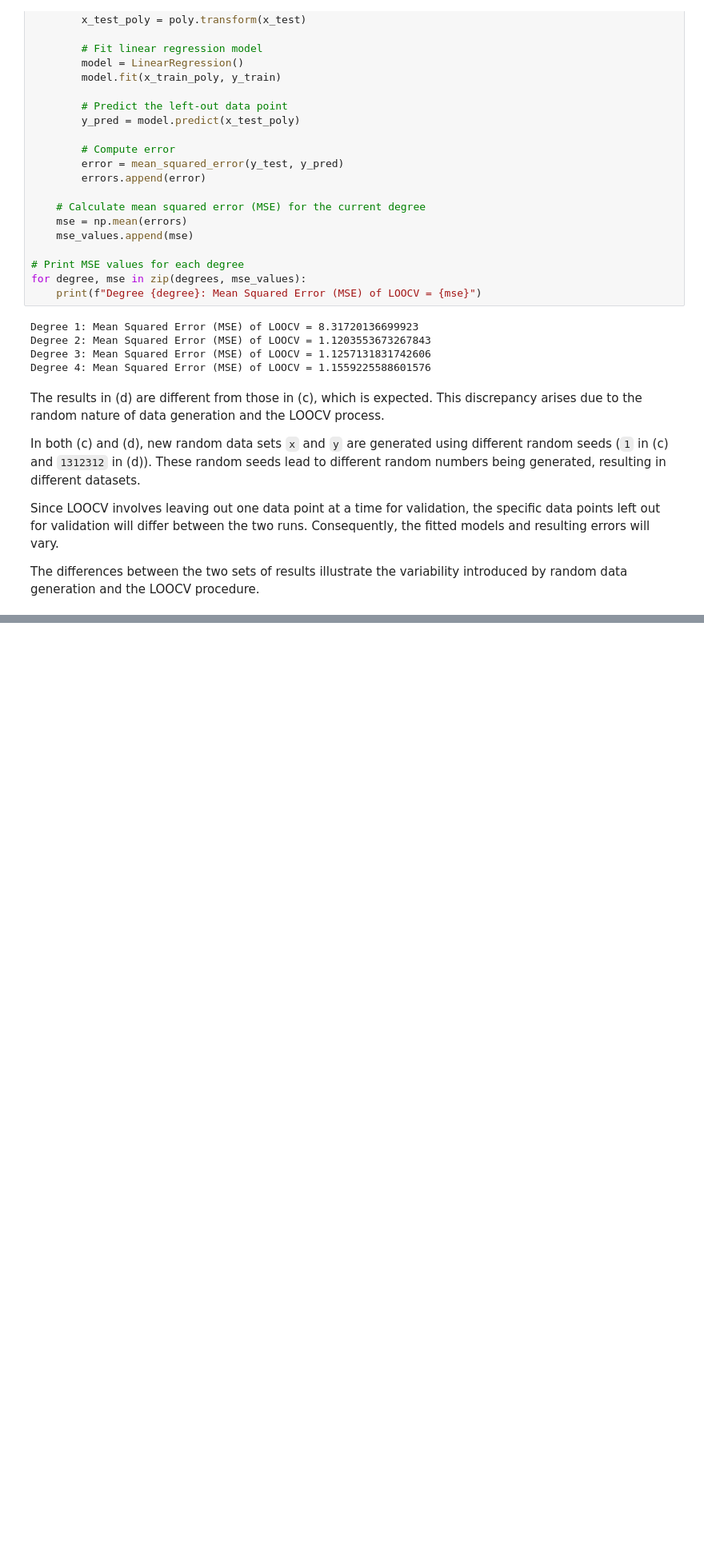
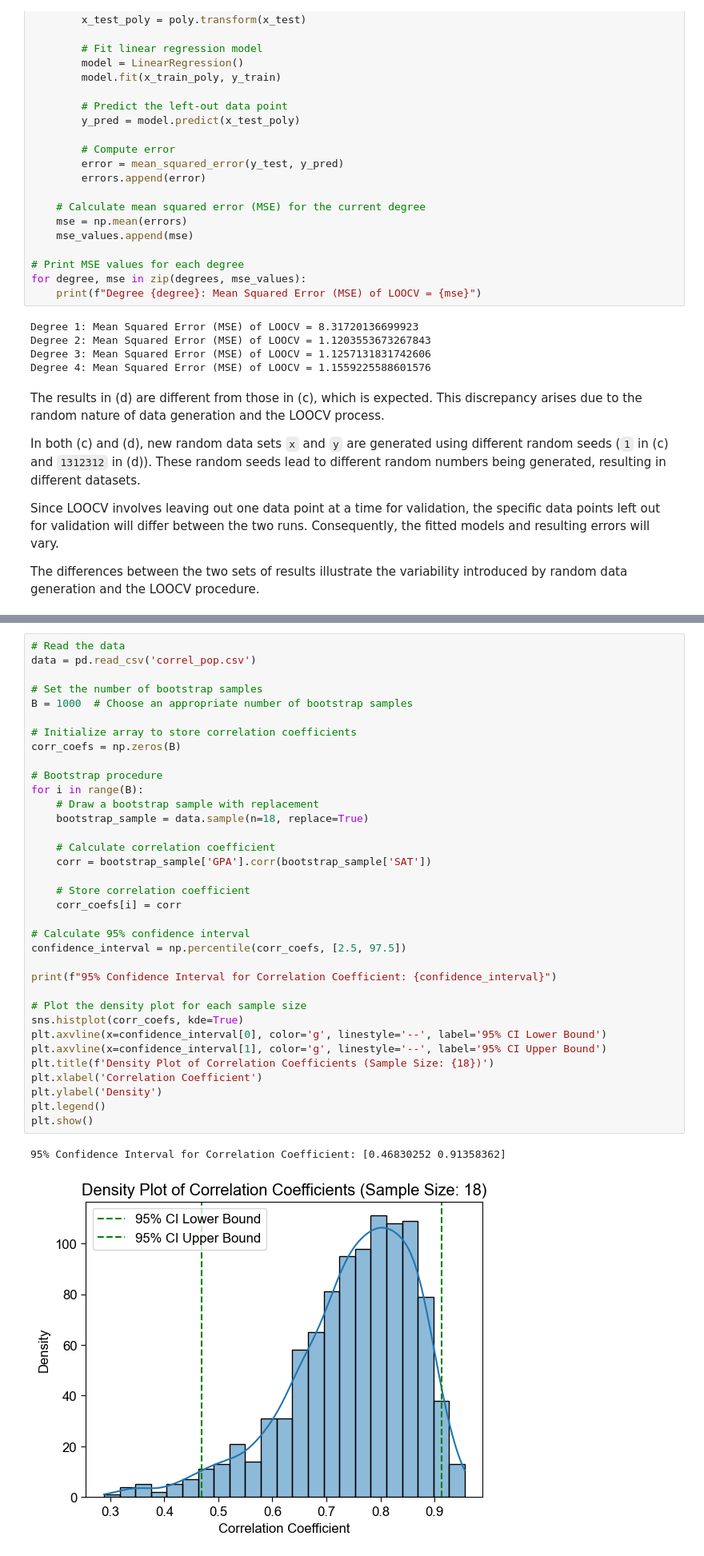
Before and after one commit to moleh13/EC48E, a Jupyter notebook: PS03.ipynb, the cells around one changed output, grey strips where cells are left out. Shown at 80% size. Saved outputs shown, nothing was run; the diff lists cells and outputs as text; blank space fills up the shorter version.

```diff
--- a/PS03.ipynb
+++ b/PS03.ipynb
@@ -993,0 +1324,38 @@ The differences between the two sets of results illustrate the variability intro
+# %%
+# Read the data
+data = pd.read_csv('correl_pop.csv')
+
+# Set the number of bootstrap samples
+B = 1000  # Choose an appropriate number of bootstrap samples
+
+# Initialize array to store correlation coefficients
+corr_coefs = np.zeros(B)
+
+# Bootstrap procedure
+for i in range(B):
+    # Draw a bootstrap sample with replacement
+    bootstrap_sample = data.sample(n=18, replace=True)
+
+    # Calculate correlation coefficient
+    corr = bootstrap_sample['GPA'].corr(bootstrap_sample['SAT'])
+
+    # Store correlation coefficient
+    corr_coefs[i] = corr
+
+# Calculate 95% confidence interval
+confidence_interval = np.percentile(corr_coefs, [2.5, 97.5])
+
+print(f"95% Confidence Interval for Correlation Coefficient: {confidence_interval}")
+
+# Plot the density plot for each sample size
+sns.histplot(corr_coefs, kde=True)
+plt.axvline(x=confidence_interval[0], color='g', linestyle='--', label='95% CI Lower Bound')
+plt.axvline(x=confidence_interval[1], color='g', linestyle='--', label='95% CI Upper Bound')
+plt.title(f'Density Plot of Correlation Coefficients (Sample Size: {18})')
+plt.xlabel('Correlation Coefficient')
+plt.ylabel('Density')
+plt.legend()
+plt.show()
+# %% [output]
+95% Confidence Interval for Correlation Coefficient: [0.46830252 0.91358362]
+[figure, added]
```
Also changed, not shown: parts of 17 cells of this notebook.
